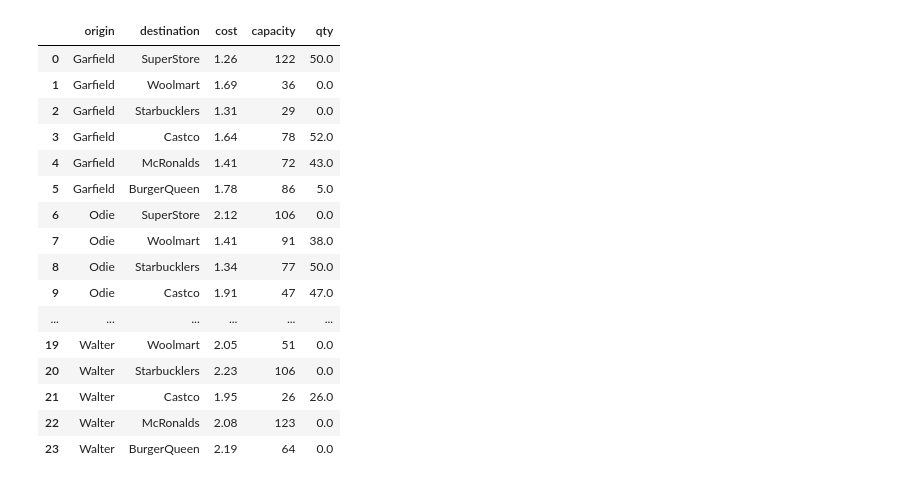
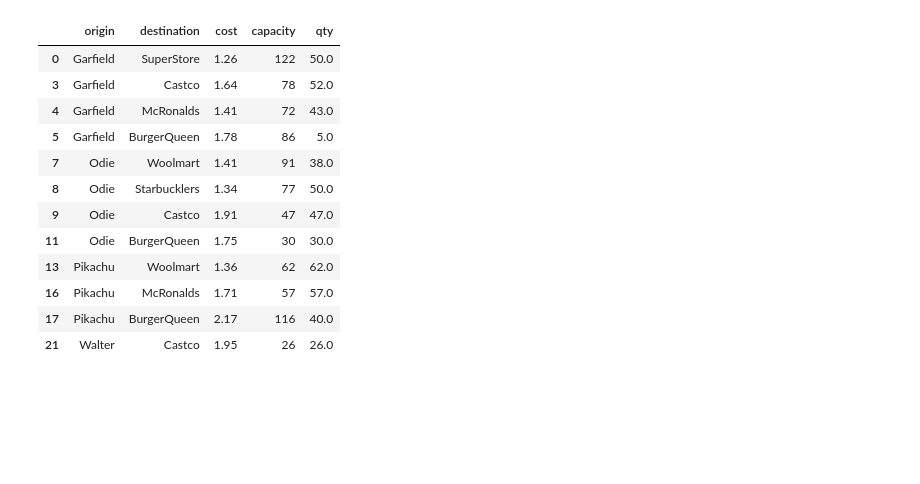
Before and after one commit to cochoa0x1/integer-programming-with-python, a Jupyter notebook: linear_programming/factory_routing_problem.ipynb, the cells around one changed output. Drawn from its saved outputs; the diff is of its cells as text; code cells hidden in the pictures; blank space fills up the shorter version.

```diff
--- a/linear_programming/factory_routing_problem.ipynb
+++ b/linear_programming/factory_routing_problem.ipynb
@@ -187,22 +256,18 @@ check = factories.set_index('Factory').join(in_qty)
 assert np.all(check.qty <= check.Supply)
 # %%
 #the result!
-lanes
+lanes[lanes.qty !=0]
 # %% [output]
 |  | origin | destination | cost | capacity | qty |
 | 0 | Garfield | SuperStore | 1.26 | 122 | 50.0 |
-| 1 | Garfield | Woolmart | 1.69 | 36 | 0.0 |
-| 2 | Garfield | Starbucklers | 1.31 | 29 | 0.0 |
 | 3 | Garfield | Castco | 1.64 | 78 | 52.0 |
 | 4 | Garfield | McRonalds | 1.41 | 72 | 43.0 |
 | 5 | Garfield | BurgerQueen | 1.78 | 86 | 5.0 |
-| 6 | Odie | SuperStore | 2.12 | 106 | 0.0 |
 | 7 | Odie | Woolmart | 1.41 | 91 | 38.0 |
 | 8 | Odie | Starbucklers | 1.34 | 77 | 50.0 |
 | 9 | Odie | Castco | 1.91 | 47 | 47.0 |
-| ... | ... | ... | ... | ... | ... |
-| 19 | Walter | Woolmart | 2.05 | 51 | 0.0 |
-| 20 | Walter | Starbucklers | 2.23 | 106 | 0.0 |
+| 11 | Odie | BurgerQueen | 1.75 | 30 | 30.0 |
+| 13 | Pikachu | Woolmart | 1.36 | 62 | 62.0 |
+| 16 | Pikachu | McRonalds | 1.71 | 57 | 57.0 |
+| 17 | Pikachu | BurgerQueen | 2.17 | 116 | 40.0 |
 | 21 | Walter | Castco | 1.95 | 26 | 26.0 |
-| 22 | Walter | McRonalds | 2.08 | 123 | 0.0 |
-| 23 | Walter | BurgerQueen | 2.19 | 64 | 0.0 |
```
Also changed, not shown: parts of 38 cells of this notebook.
